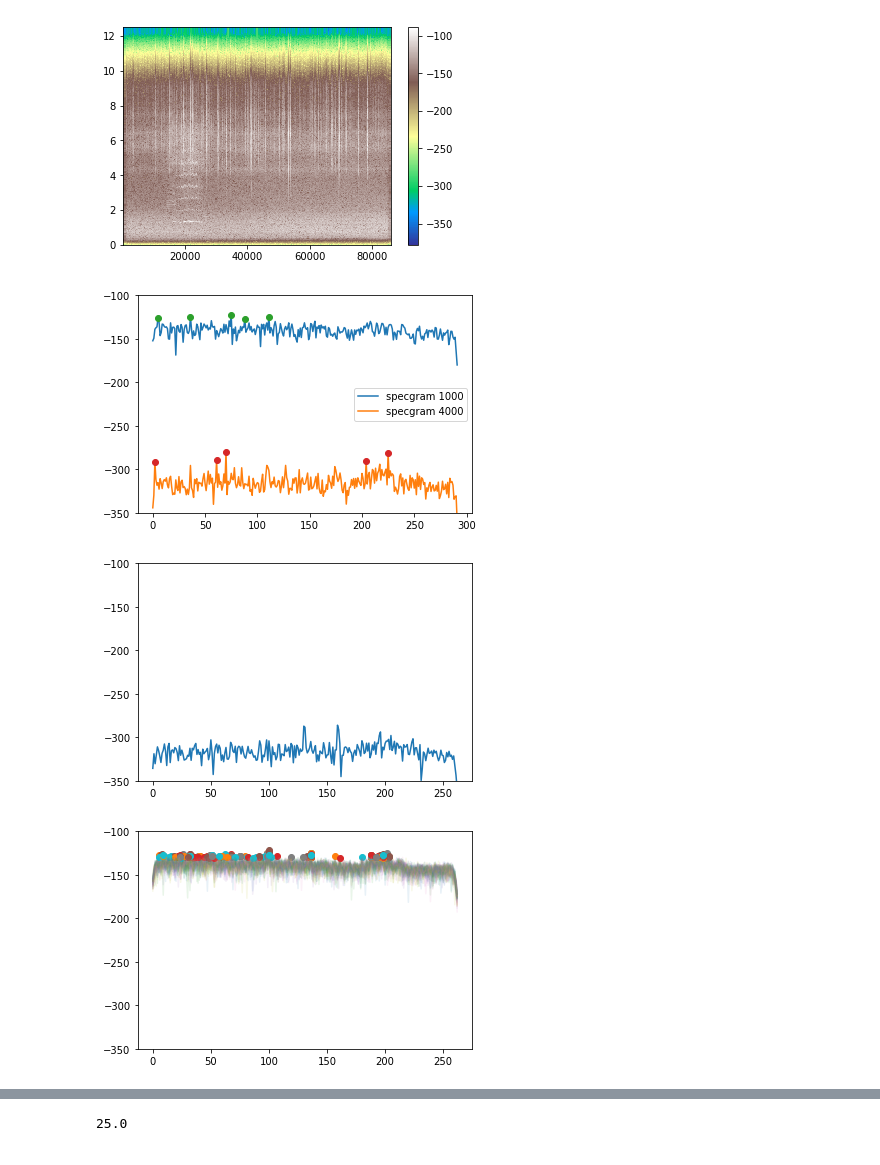
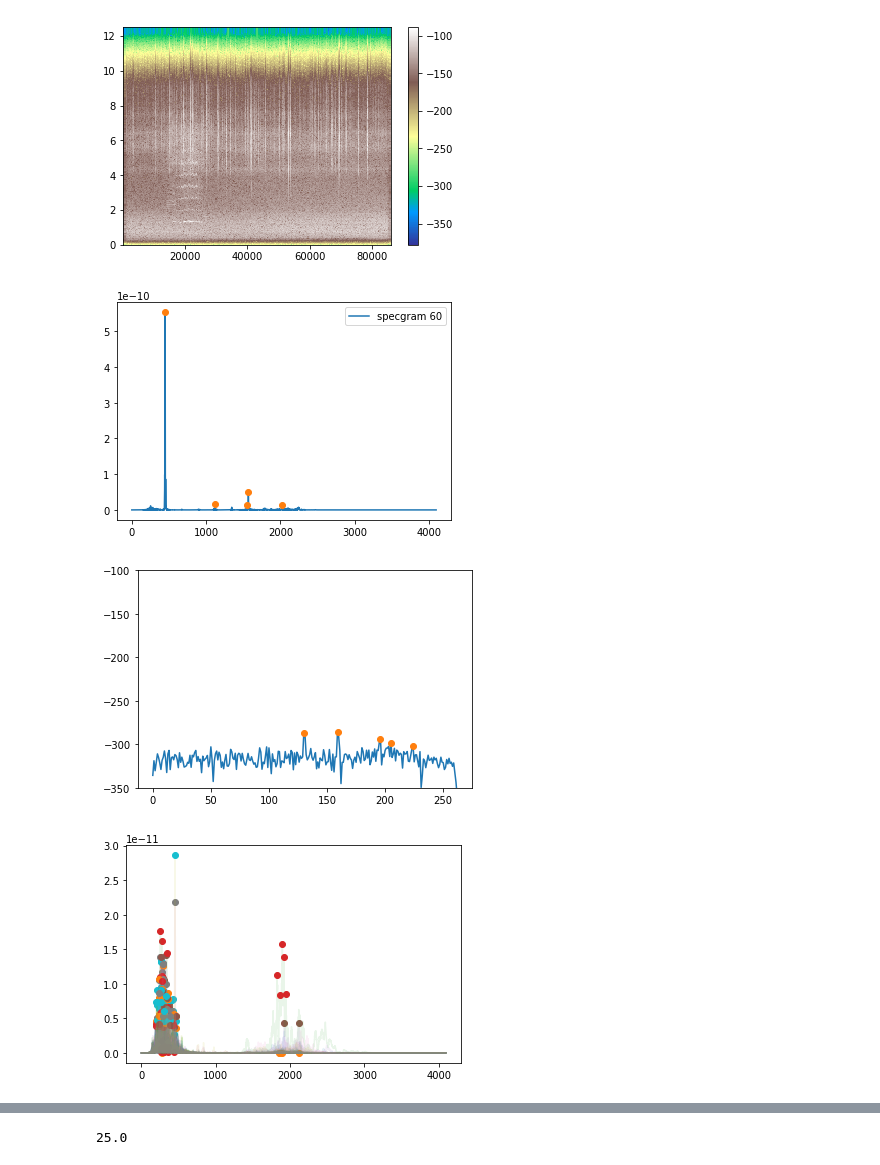
Before and after one commit to DDEssing/thesis_code, a Jupyter notebook: Amplitude_variation.ipynb, the cells around one changed output, grey strips where cells are left out. Saved outputs shown, nothing was run; the diff lists cells and outputs as text; code cells hidden in the pictures.

Commit message:
Fixed orientation of mlabs specgram

```diff
--- a/Amplitude_variation.ipynb
+++ b/Amplitude_variation.ipynb
@@ -11,10 +11,10 @@ from IPython.display import Image
 # %%
 ## Depends on workstation
 ## day 337 in 2016 is  December 2, 2016 (Fri)
-#st = read('../TEST_DATA/DATA/KNR01/BHZ.D/1B.KNR01..BHZ.D.2016.337')
-st = read('/data/cen/u254/Essing/AWI/KNIPA_NEW/2016/1B/KNR01/BHZ.D/1B.KNR01..BHZ.D.2016.337')
-#parser01 = Parser('../TEST_DATA/Resp/RESP.1B.KNR01..BHZ')
-parser01 = Parser('/data/cen/u254/Essing/AWI/CAL/RESP.1B.KNR01..BHZ')
+st = read('../../TEST_DATA/DATA/KNR01/BHZ.D/1B.KNR01..BHZ.D.2016.337')
+#st = read('/data/cen/u254/Essing/AWI/KNIPA_NEW/2016/1B/KNR01/BHZ.D/1B.KNR01..BHZ.D.2016.337')
+parser01 = Parser('../../TEST_DATA/Resp/RESP.1B.KNR01..BHZ')
+#parser01 = Parser('/data/cen/u254/Essing/AWI/CAL/RESP.1B.KNR01..BHZ')
 st = st.decimate(factor=2)
 st_simu = st.copy()
 st_simu.simulate(seedresp={'filename': parser01, 'units': "ACC"})
@@ -242,7 +242,7 @@ def searchmaxima(maxima, data):
 
         minimal_value = np.min(data1)
 
-        data1[int(index_max[i]-2):int(index_max[i]+2)] = minimal_value-100
+        data1[int(index_max[i]-15):int(index_max[i]+15)] = minimal_value-100
     #fname = '../Plots/PSD/KNR01..BHZ.D.2016.337' + str(t_signal_start) + '-' + str(t_signal_start+ win_len)
     #plt.semilogy(f_sig, Pxx_sig)
     #plt.semilogy(value_max_f, value_max, 'o')
@@ -293,18 +297,20 @@ plt.show()
 # %% [output]
 [figure]
 # %%
-value_max, index_max = searchmaxima(maxima=5, data=np.flip(specgram[1000], axis=0))
+value_max, index_max = searchmaxima(maxima=5, data=specgram.T[60])
+value_max1, index_max1 = searchmaxima(maxima=5, data=specgram.T[55])
 # %%
-plt.plot(np.flip(specgram[1000], axis=0), label='specgram 1000')
-plt.plot(np.flip(specgram[4000], axis=0), label='specgram 4000')
+plt.plot(specgram.T[60],label='specgram 60')
+#plt.plot(specgram.T[55], label='specgram 55')
 plt.plot(index_max, value_max, 'o')
-plt.plot(index_max1, value_max1, 'o')
+#plt.plot(index_max1, value_max1, 'o')
 plt.legend()
-plt.ylim(-350,-100)
+#plt.ylim(-350,-100)
+#plt.xlim(400,500)
 plt.plot()
 plt.show()
 # %% [output]
-[figure, old version]
+[figure, new version]
 # %%
 value_max1, index_max1 = searchmaxima(maxima=5, data=np.flip(specgram[4000], axis=0))
 # %%
@@ -314,14 +320,14 @@ plt.ylim(-350,-100)
 plt.plot()
 plt.show()
 # %% [output]
-[figure, old version]
+[figure, new version]
 # %%
-for i in range(1000,1050):
-    value_max1, index_max1 = searchmaxima(maxima=5, data=np.flip(specgram[i], axis=0))
-    plt.plot(np.flip(specgram[i], axis=0), alpha=.1)
+for i in range(0,50):
+    value_max1, index_max1 = searchmaxima(maxima=5, data=specgram.T[i])
+    plt.plot(specgram.T[i], alpha=.1)
     plt.plot(index_max1, value_max1, 'o')
-    plt.ylim(-350,-100)
+    #plt.ylim(-350,-100)
 plt.show()
 # %% [output]
-[figure, old version]
+[figure, new version]
 # %%
```
Also changed, not shown: parts of 11 cells of this notebook.
